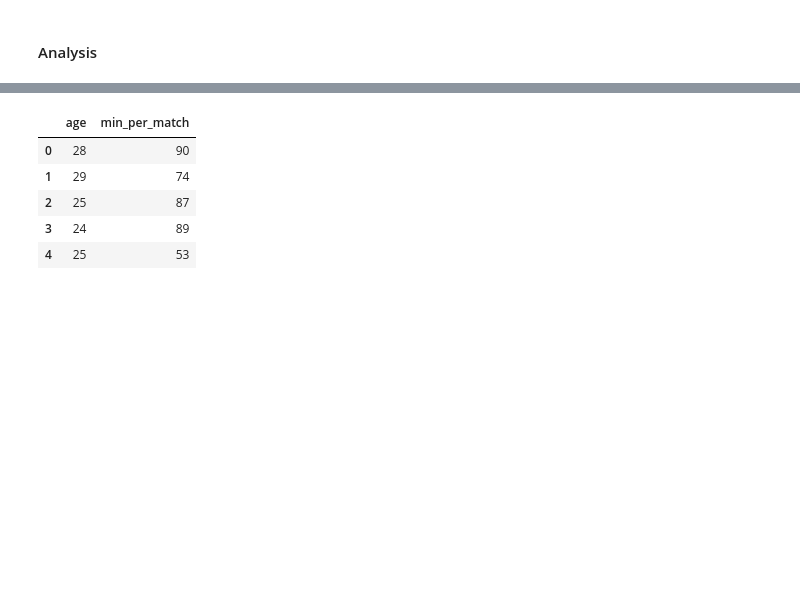
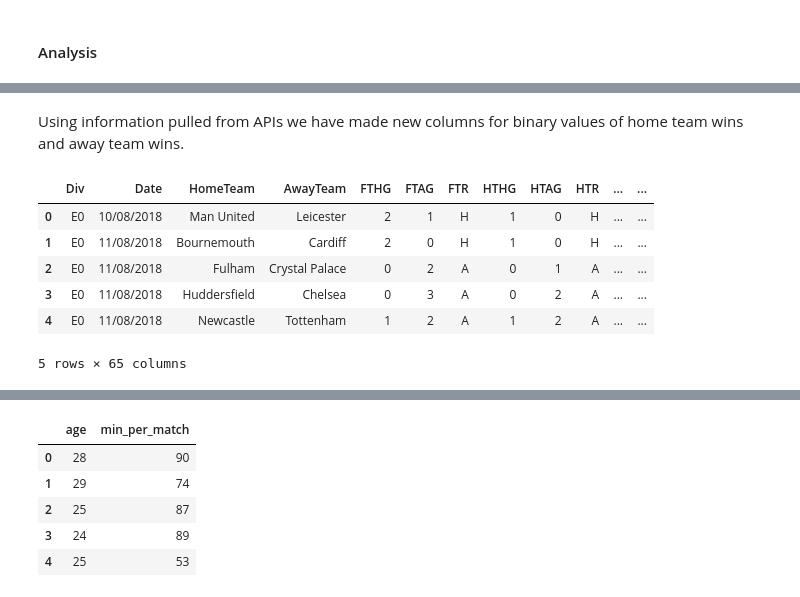
Before and after one commit to nismotie/Statistical-Testing-on-Premier-League-Data, a Jupyter notebook: hypothesis_testing.ipynb, the cells around one changed output, grey strips where cells are left out. Saved outputs shown, nothing was run; the diff lists cells and outputs as text; code cells hidden in the pictures; blank space fills up the shorter version.

```diff
--- a/hypothesis_testing.ipynb
+++ b/hypothesis_testing.ipynb
@@ -27,0 +60,14 @@ print(fn.__file__)
+# %% [markdown]
+Using information pulled from APIs we have made new columns for binary values of home team wins and away team wins.
+# %%
+hy1_df = pd.read_csv('Footytable.csv')
+# %%
+hy1_df.head()
+# %% [output]
+|  | Div | Date | HomeTeam | AwayTeam | FTHG | FTAG | FTR | HTHG | HTAG | HTR | ... | ... |
+| 0 | E0 | 10/08/2018 | Man United | Leicester | 2 | 1 | H | 1 | 0 | H | ... | ... |
+| 1 | E0 | 11/08/2018 | Bournemouth | Cardiff | 2 | 0 | H | 1 | 0 | H | ... | ... |
+| 2 | E0 | 11/08/2018 | Fulham | Crystal Palace | 0 | 2 | A | 0 | 1 | A | ... | ... |
+| 3 | E0 | 11/08/2018 | Huddersfield | Chelsea | 0 | 3 | A | 0 | 2 | A | ... | ... |
+| 4 | E0 | 11/08/2018 | Newcastle | Tottenham | 1 | 2 | A | 1 | 2 | A | ... | ... |
+5 rows × 65 columns
```
Also changed, not shown: parts of 36 cells of this notebook.
